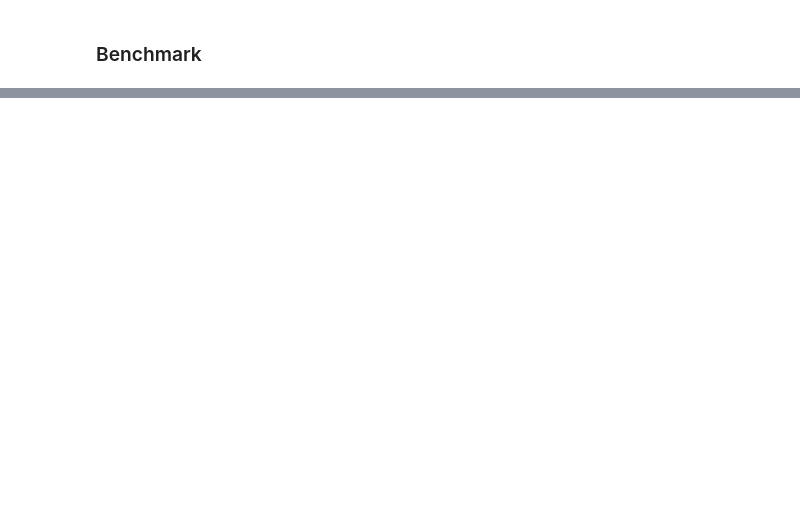
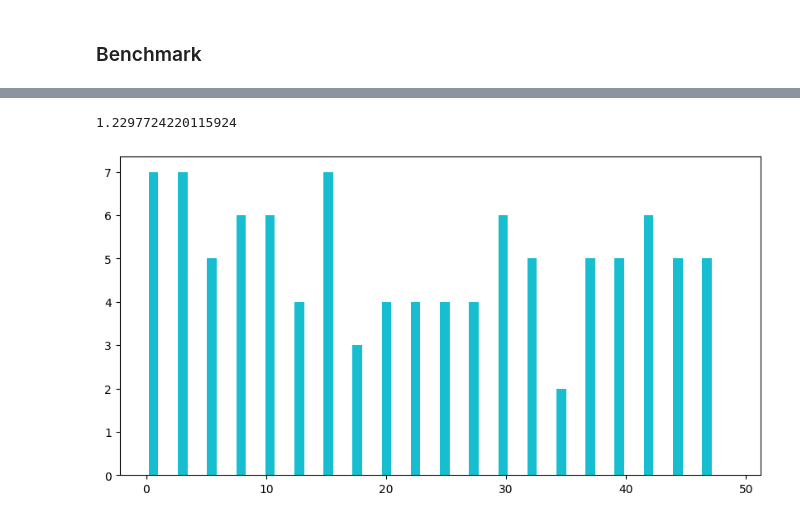
Before and after one commit to erov/data-analysis, a Jupyter notebook: lab1/solution.ipynb, the cells around one changed output, grey strips where cells are left out. Saved outputs shown, nothing was run; the diff lists cells and outputs as text; code cells hidden in the pictures; blank space fills up the shorter version.

```diff
--- a/lab1/solution.ipynb
+++ b/lab1/solution.ipynb
@@ -309,0 +324,5 @@ plt.show()
+# %%
+timeit.timeit(defaultSetup, number=100, globals=globals())
+# %% [output]
+1.2297724220115924
+[figure, added]
```
Also changed, not shown: parts of 13 cells of this notebook.
